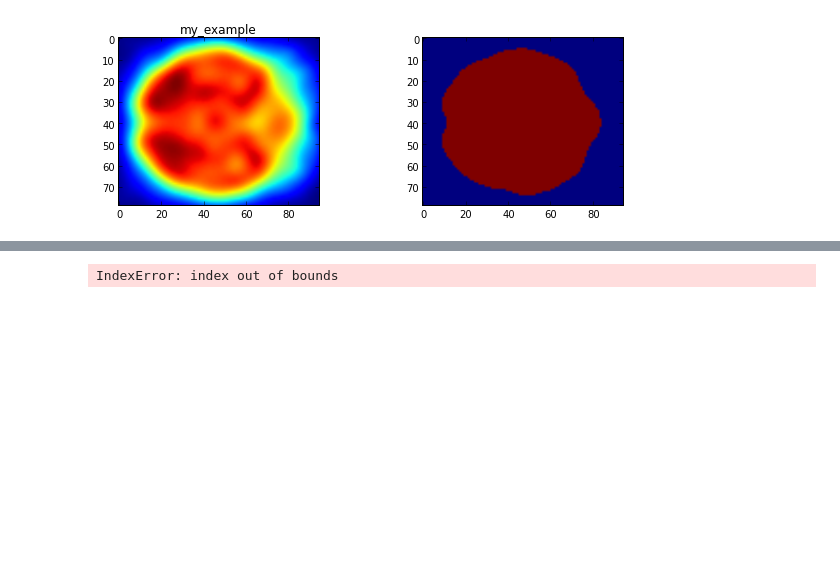
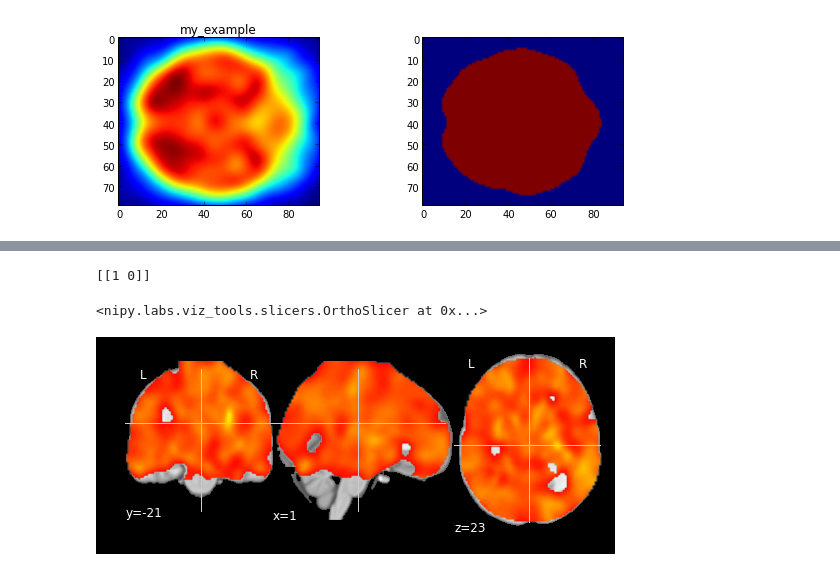
Before and after one commit to jbpoline/bayfmri, a Jupyter notebook: notebooks/nipy_t_test_2nd_level.ipynb, the cells around one changed output, grey strips where cells are left out. Cells and saved outputs as stored; diff of their text form; code cells hidden in the pictures; blank space fills up the shorter version.

Commit message:
A first rough draft for t-test across voxels

```diff
--- a/notebooks/nipy_t_test_2nd_level.ipynb
+++ b/notebooks/nipy_t_test_2nd_level.ipynb
@@ -57,7 +122,30 @@ a2.imshow(mask[:,:,12])
 # %%
-data_images = [nib.load(f) for f in files]
-zimg, mask, nulls = sm.onesample_test(data_images, None, mask, \
-                                      'wilcoxon', permutations=1024,  \
-                                      cluster_forming_th=0.01)
+# specify and estimate the contrast
+contrast_val = np.array(([[1, 0]]))  #
+print contrast_val
+
+z_map, = fmri_model.contrast(contrast_val, con_id='one_sample', output_z=True)
+
+
+#zimg, mask, nulls = sm.onesample_test(data_images, None, mask, \
+#                                      'wilcoxon', permutations=1024,  \
+#                                      cluster_forming_th=0.01)
 # %% [output]
-IndexError: index out of bounds
+[[1 0]]
+# %%
+# look at the result
+from nipy.labs.viz import plot_map, cm
+import matplotlib.pyplot as plt
+
+vmax = max(- z_map.get_data().min(), z_map.get_data().max())
+vmin = - vmax
+plot_map(z_map.get_data(), z_map.get_affine(),
+         cmap=cm.cold_hot,
+         vmin=vmin,
+         vmax=vmax,
+         threshold=3.,
+         black_bg=True)
+#plt.show()
+# %% [output]
+<nipy.labs.viz_tools.slicers.OrthoSlicer at 0x...>
+[figure, added]
```
Also changed, not shown: parts of 10 cells of this notebook.
